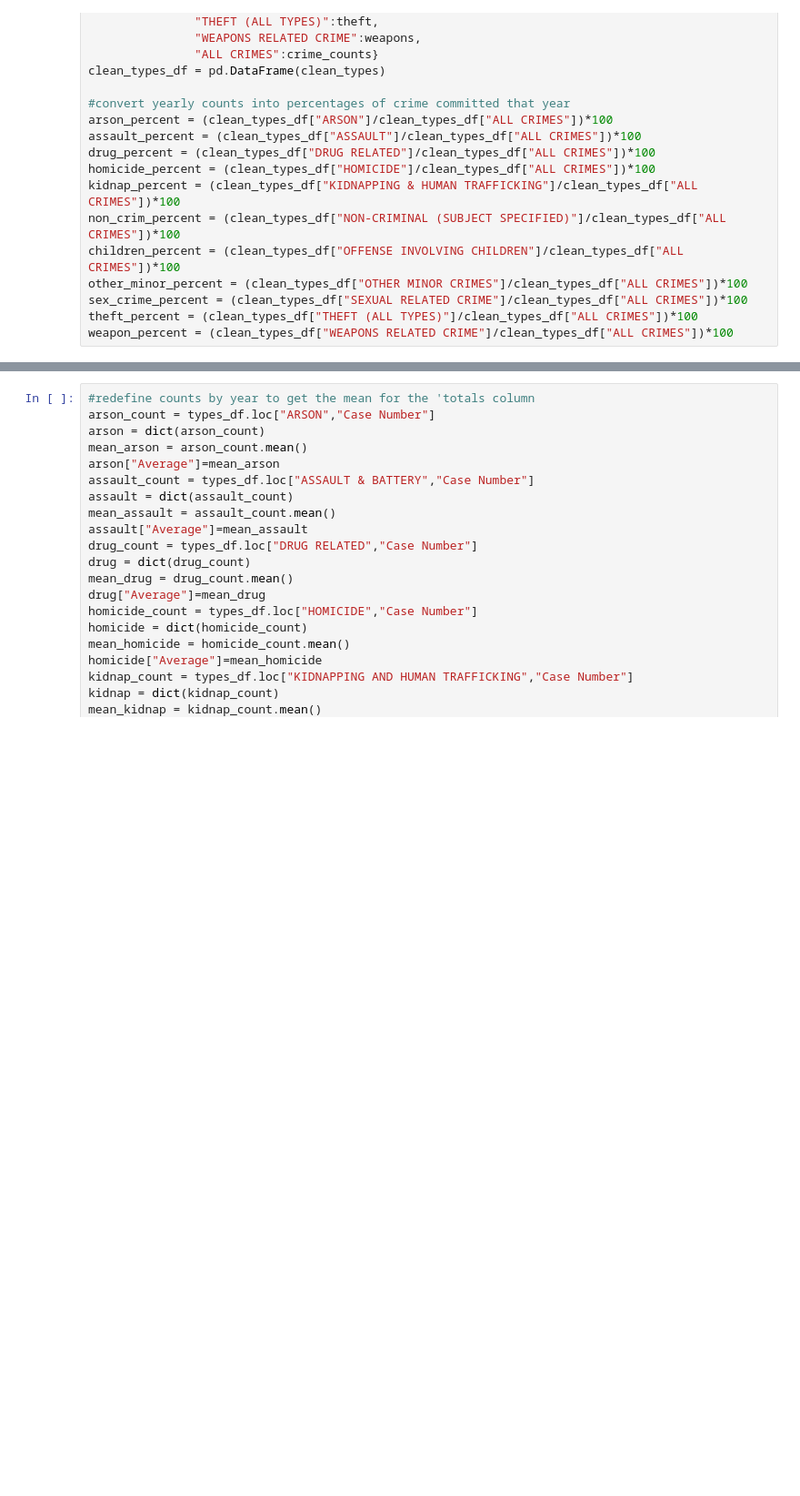
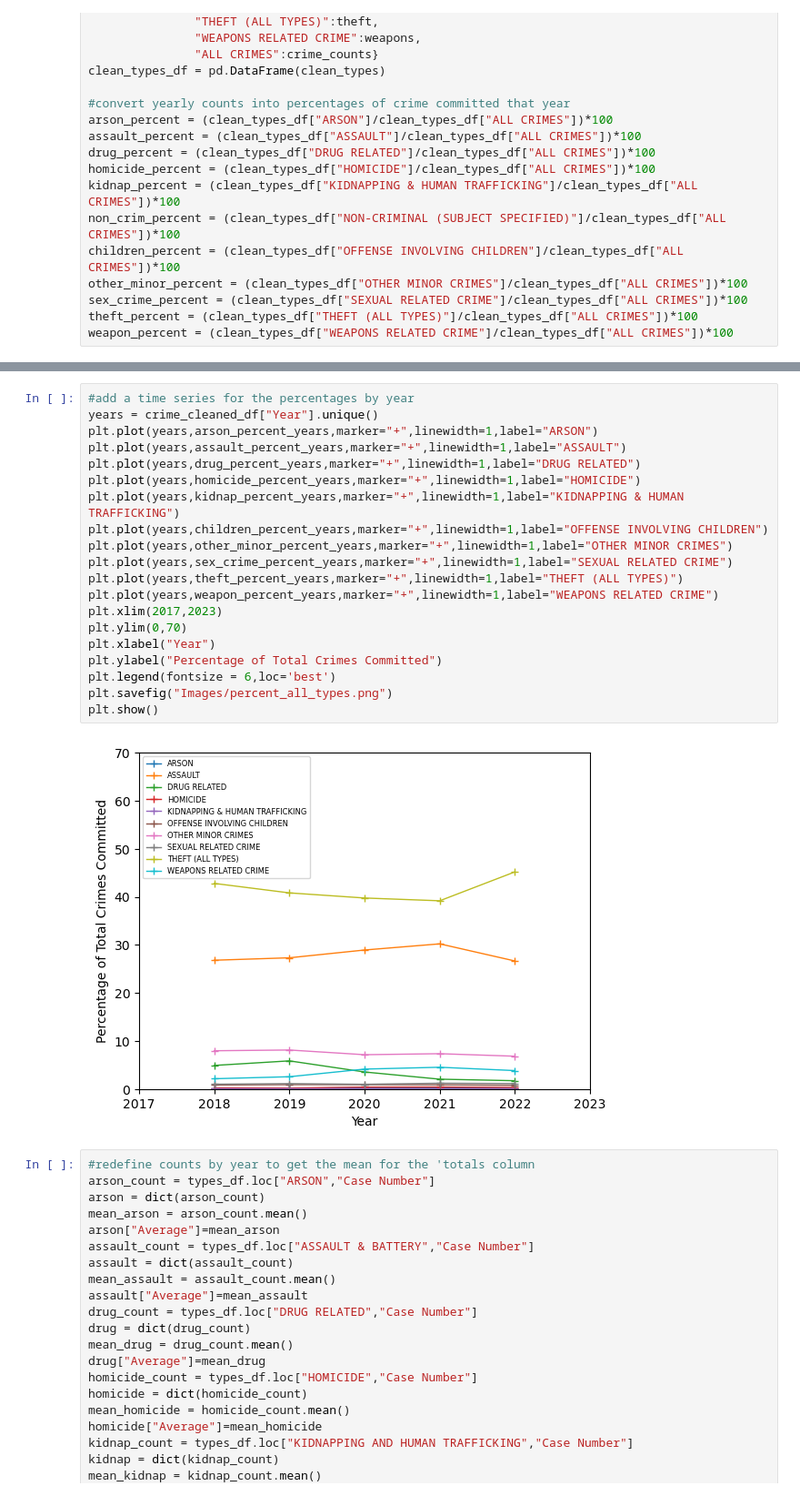
Before and after one commit to jmpealy/project1, a Jupyter notebook: heinous_crimes.ipynb, the cells around one changed output, grey strips where cells are left out. Shown at 91% size. Drawn from its saved outputs; the diff is of its cells as text; blank space fills up the shorter version.

```diff
--- a/heinous_crimes.ipynb
+++ b/heinous_crimes.ipynb
@@ -265,3 +310,25 @@ types_percent_df
+# %%
+#add a time series for the percentages by year
+years = crime_cleaned_df["Year"].unique()
+plt.plot(years,arson_percent_years,marker="+",linewidth=1,label="ARSON")
+plt.plot(years,assault_percent_years,marker="+",linewidth=1,label="ASSAULT")
+plt.plot(years,drug_percent_years,marker="+",linewidth=1,label="DRUG RELATED")
+plt.plot(years,homicide_percent_years,marker="+",linewidth=1,label="HOMICIDE")
+plt.plot(years,kidnap_percent_years,marker="+",linewidth=1,label="KIDNAPPING & HUMAN TRAFFICKING")
+plt.plot(years,children_percent_years,marker="+",linewidth=1,label="OFFENSE INVOLVING CHILDREN")
+plt.plot(years,other_minor_percent_years,marker="+",linewidth=1,label="OTHER MINOR CRIMES")
+plt.plot(years,sex_crime_percent_years,marker="+",linewidth=1,label="SEXUAL RELATED CRIME")
+plt.plot(years,theft_percent_years,marker="+",linewidth=1,label="THEFT (ALL TYPES)")
+plt.plot(years,weapon_percent_years,marker="+",linewidth=1,label="WEAPONS RELATED CRIME")
+plt.xlim(2017,2023)
+plt.ylim(0,70)
+plt.xlabel("Year")
+plt.ylabel("Percentage of Total Crimes Committed")
+plt.legend(fontsize = 6,loc='best')
+plt.savefig("Images/percent_all_types.png")
+plt.show()
+# %% [output]
+[figure, added]
 # %%
 #redefine counts by year to get the mean for the 'totals column
 arson_count = types_df.loc["ARSON","Case Number"]
```
Also changed, not shown: parts of 22 cells of this notebook, 8 other files.
